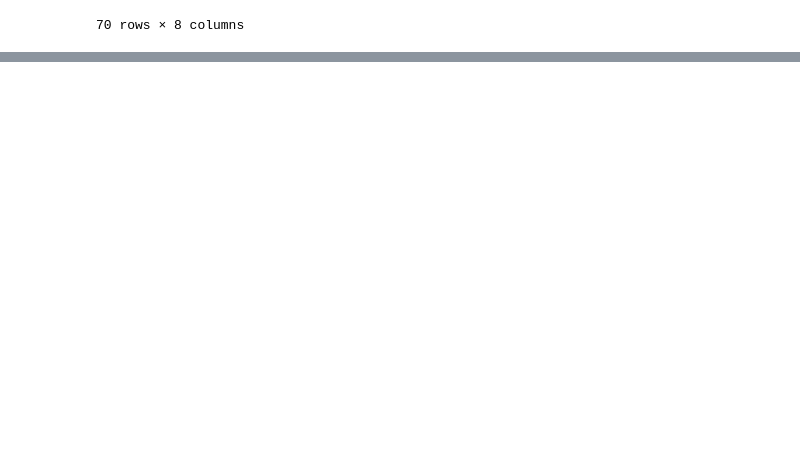
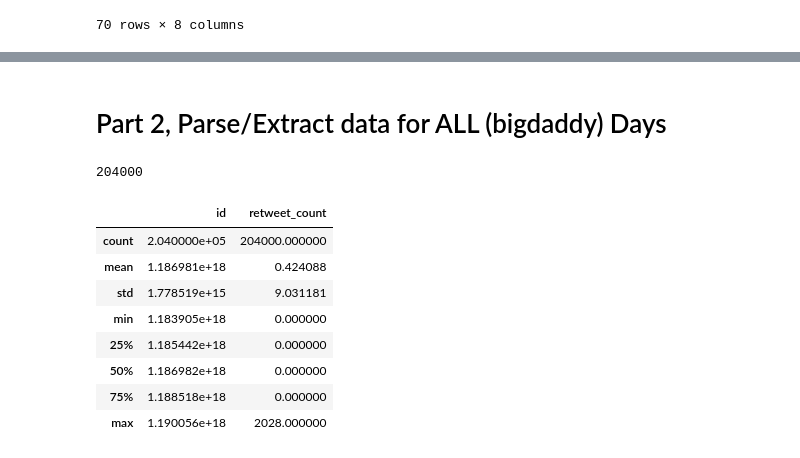
Before and after one commit to willwillis/Crypto-Sentiment-Clusters, a Jupyter notebook: notebooks/will/twitter/parse-premium-jsonl.ipynb, the cells around one changed output, grey strips where cells are left out. Cells and saved outputs as stored; diff of their text form; code cells hidden in the pictures; blank space fills up the shorter version.

```diff
--- a/notebooks/will/twitter/parse-premium-jsonl.ipynb
+++ b/notebooks/will/twitter/parse-premium-jsonl.ipynb
@@ -84,3 +88,5 @@ df[df['full_text'].str.contains('ETH')]
 | 488 | None | Tue Oct 29 11:43:26 +0000 2019 | RT @cryptosUSD: 🔄 Prices update i... | None | 1189145717060886528 | en | 0 | republicadozap |
 | 495 | None | Tue Oct 29 11:43:12 +0000 2019 | RT @CoinTradingBot: Top 100 avg 2... | None | 1189145654939000835 | en | 0 | TommyBrownIII1 |
 | 496 | None | Tue Oct 29 11:43:12 +0000 2019 | RT @CoinTradingBot: Top 100 avg 2... | None | 1189145654939000835 | en | 0 | TommyBrownIII1 |
+# %% [markdown]
+# Part 2, Parse/Extract data for ALL (bigdaddy) Days
@@ -86,0 +98,4 @@ df[df['full_text'].str.contains('ETH')]
+# %%
+print(len(all_tweets))
+# %% [output]
+204000
@@ -86,0 +104,12 @@ df[df['full_text'].str.contains('ETH')]
+# %%
+all_tweets_df.describe()
+# %% [output]
+|  | id | retweet_count |
+| count | 2.040000e+05 | 204000.000000 |
+| mean | 1.186981e+18 | 0.424088 |
+| std | 1.778519e+15 | 9.031181 |
+| min | 1.183905e+18 | 0.000000 |
+| 25% | 1.185442e+18 | 0.000000 |
+| 50% | 1.186982e+18 | 0.000000 |
+| 75% | 1.188518e+18 | 0.000000 |
+| max | 1.190056e+18 | 2028.000000 |
```
Also changed, not shown: parts of 7 cells of this notebook.
